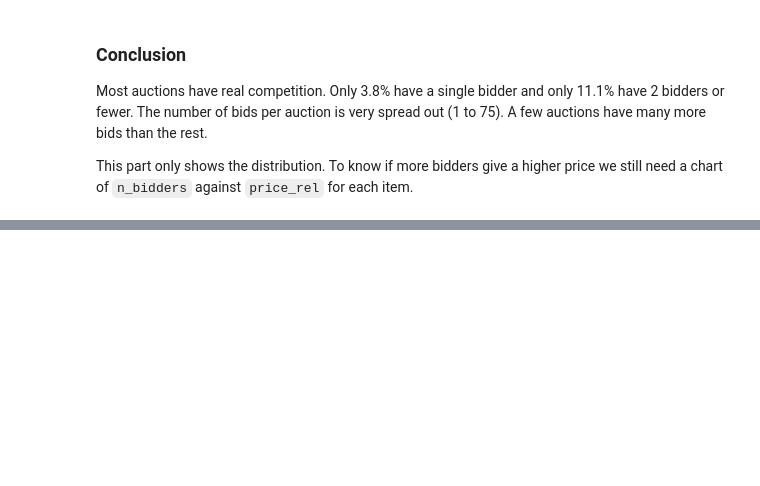
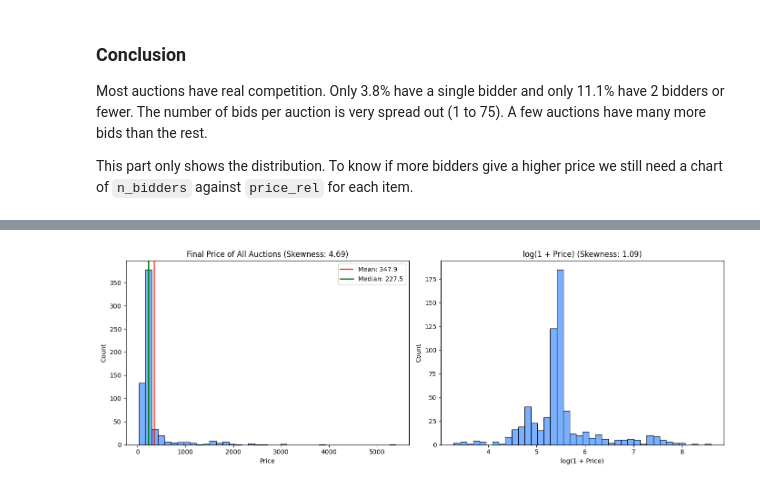
Before and after one commit to mariaaammm/BidNow_Data, a Jupyter notebook: notebooks/eda.ipynb, the cells around one changed output, grey strips where cells are left out. Saved outputs shown, nothing was run; the diff lists cells and outputs as text; code cells hidden in the pictures; blank space fills up the shorter version.

```diff
--- a/notebooks/eda.ipynb
+++ b/notebooks/eda.ipynb
@@ -557,0 +663,21 @@ This part only shows the distribution. To know if more bidders give a higher pri
+# %%
+price_skew = skew(auctions['price'].dropna())
+log_skew = skew(np.log1p(auctions['price'].dropna()))
+
+fig, axes = plt.subplots(1, 2, figsize=(14, 5))
+
+sns.histplot(auctions['price'], bins=40, color='#4D96FF', ax=axes[0])
+axes[0].axvline(auctions['price'].mean(), color='red', linewidth=1.5, label=f"Mean: {auctions['price'].mean():.1f}")
+axes[0].axvline(auctions['price'].median(), color='green', linewidth=2, label=f"Median: {auctions['price'].median():.1f}")
+axes[0].set_title(f'Final Price of All Auctions (Skewness: {price_skew:.2f})')
+axes[0].set_xlabel('Price')
+axes[0].legend()
+
+sns.histplot(np.log1p(auctions['price']), bins=40, color='#4D96FF', ax=axes[1])
+axes[1].set_title(f'log(1 + Price) (Skewness: {log_skew:.2f})')
+axes[1].set_xlabel('log(1 + Price)')
+
+plt.tight_layout()
+plt.show()
+# %% [output]
+[figure, added]
```
Also changed, not shown: parts of 17 cells of this notebook, 11 other files.
